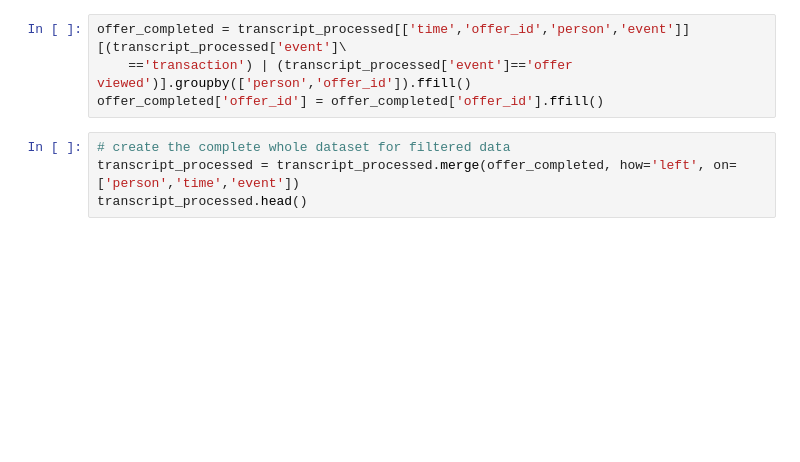
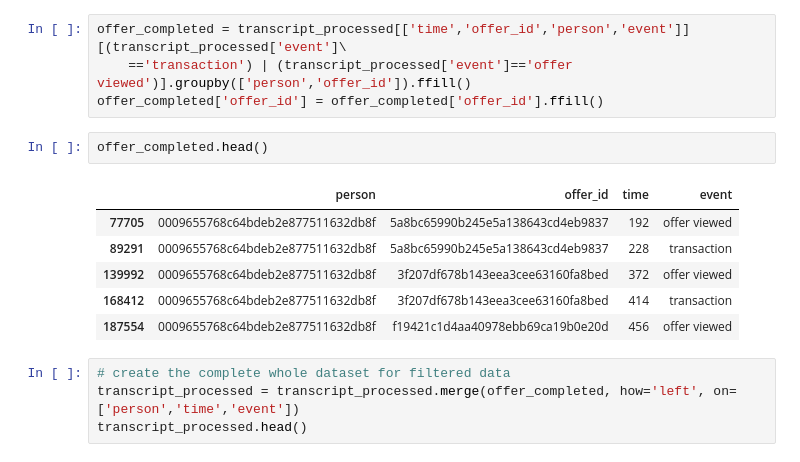
Before and after one commit to JcFreya/Starbucks-Capstone-Challenge, a Jupyter notebook: Starbucks_Capstone_notebook.ipynb, the cells around one changed output. Cells and saved outputs as stored; diff of their text form; blank space fills up the shorter version.

```diff
--- a/Starbucks_Capstone_notebook.ipynb
+++ b/Starbucks_Capstone_notebook.ipynb
@@ -418,6 +418,15 @@ transcript_processed.head(10)
 offer_completed = transcript_processed[['time','offer_id','person','event']][(transcript_processed['event']\
     =='transaction') | (transcript_processed['event']=='offer viewed')].groupby(['person','offer_id']).ffill()
 offer_completed['offer_id'] = offer_completed['offer_id'].ffill()
+# %%
+offer_completed.head()
+# %% [output]
+|  | person | offer_id | time | event |
+| 77705 | 0009655768c64bdeb2e877511632db8f | 5a8bc65990b245e5a138643cd4eb9837 | 192 | offer viewed |
+| 89291 | 0009655768c64bdeb2e877511632db8f | 5a8bc65990b245e5a138643cd4eb9837 | 228 | transaction |
+| 139992 | 0009655768c64bdeb2e877511632db8f | 3f207df678b143eea3cee63160fa8bed | 372 | offer viewed |
+| 168412 | 0009655768c64bdeb2e877511632db8f | 3f207df678b143eea3cee63160fa8bed | 414 | transaction |
+| 187554 | 0009655768c64bdeb2e877511632db8f | f19421c1d4aa40978ebb69ca19b0e20d | 456 | offer viewed |
 # %%
 # create the complete whole dataset for filtered data
 transcript_processed = transcript_processed.merge(offer_completed, how='left', on=['person','time','event'])
```
Also changed, not shown: parts of 26 cells of this notebook, 2 other files.
